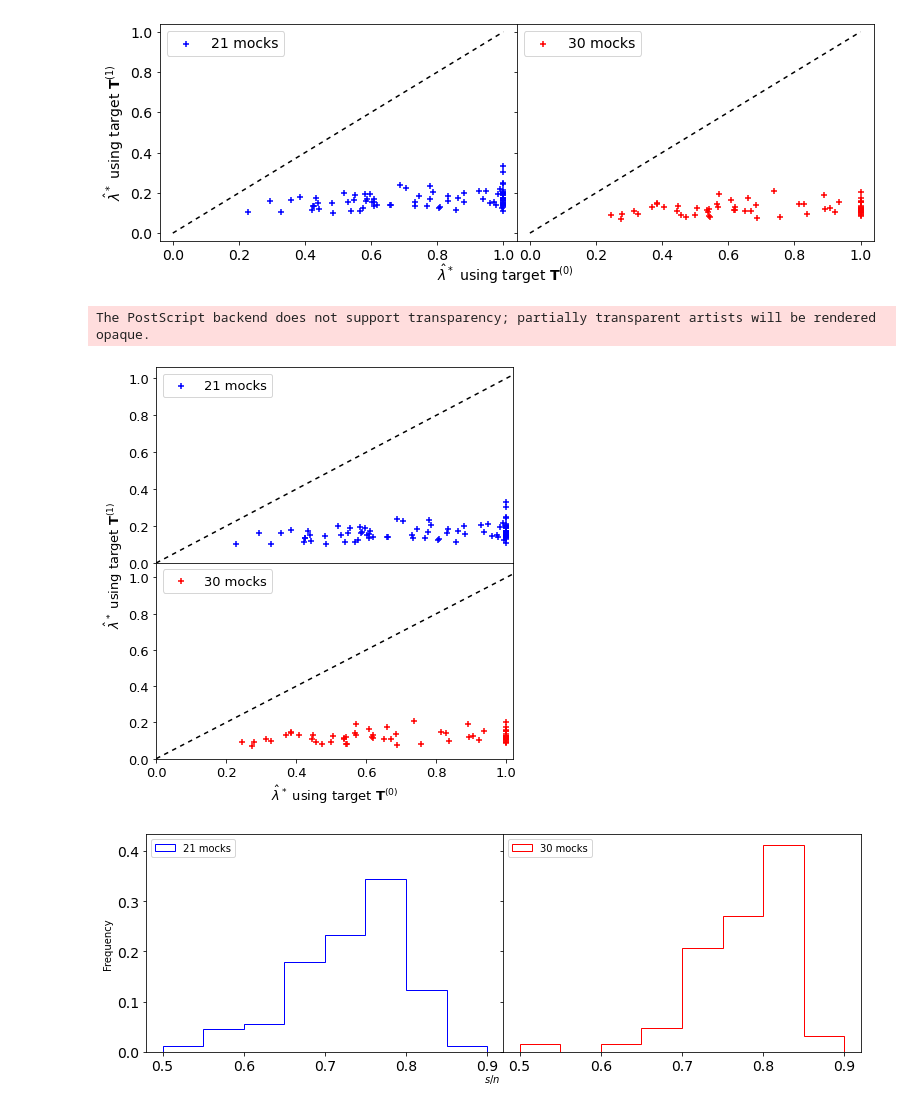
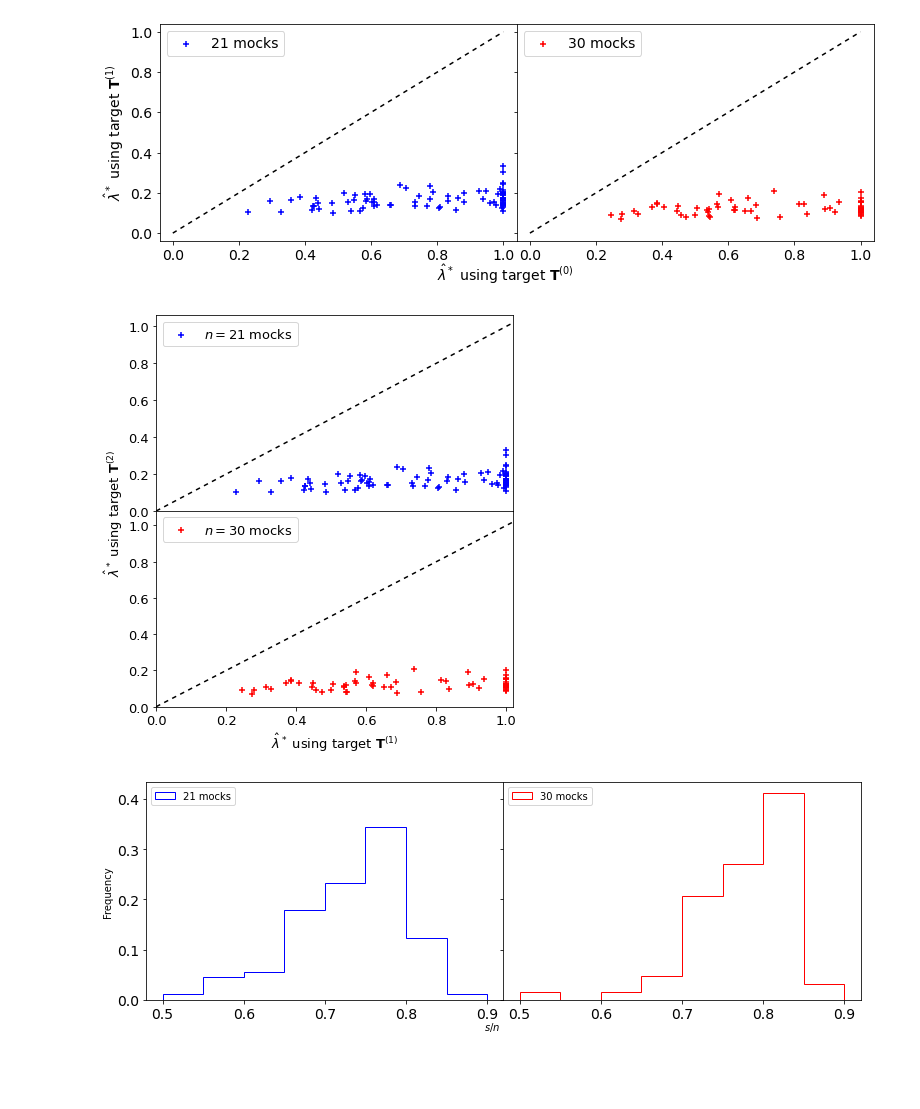
Before and after one commit to marnixlooijmans/shrinkage-estimation-paper, a Jupyter notebook: notebooks/make-plots.ipynb, the cells around one changed output. Drawn from its saved outputs; the diff is of its cells as text; code cells hidden in the pictures; blank space fills up the shorter version.

```diff
--- a/notebooks/make-plots.ipynb
+++ b/notebooks/make-plots.ipynb
@@ -164,36 +164,35 @@ plt.show()
 # %%
 l_S_21 = np.loadtxt(os.path.join(mat_path, "n21", "lambdas_Sii_21.dat"))
 l_P_21 = np.loadtxt(os.path.join(mat_path, "n21", "lambdas_P_21.dat"))
 l_S_30 = np.loadtxt(os.path.join(mat_path, "n30", "lambdas_Sii_30.dat"))
 l_P_30 = np.loadtxt(os.path.join(mat_path, "n30", "lambdas_P_30.dat"))
 
 fig, axs = plt.subplots(2, 1, sharex=True)
 fig.subplots_adjust(hspace=0)
 fig.set_size_inches(6.4, 7.2)
 
 xs = ys = np.linspace(0, 1.1, 100)
 
-axs[0].scatter(l_S_21, l_P_21, c="blue", marker="+", label="21 mocks")
+axs[0].scatter(l_S_21, l_P_21, c="blue", marker="+", label="$n=21$ mocks")
 axs[0].plot(xs, ys, ls="-", dashes=(3,3), c="black")
 axs[0].legend(fontsize=13)
 axs[0].set_xlim([0.0, 1.02])
 axs[0].set_ylim([0.0, 1.06])
 axs[0].tick_params(axis='both', which='major', labelsize=13)
 
-axs[1].scatter(l_S_30, l_P_30, c="red", marker="+", label="30 mocks")
+axs[1].scatter(l_S_30, l_P_30, c="red", marker="+", label="$n=30$ mocks")
 axs[1].plot(xs, ys, ls="-", dashes=(3,3), c="black")
 axs[1].legend(fontsize=13)
 axs[1].set_ylim([0.0, 1.08])
-axs[1].set_xlabel(r"$\hat{\lambda}^*$ using target $\mathbf{T}^{(0)}$", fontsize=13)
+axs[1].set_xlabel(r"$\hat{\lambda}^*$ using target $\mathbf{T}^{(1)}$", fontsize=13)
 axs[1].tick_params(axis='both', which='major', labelsize=13)
 
-fig.supylabel(r"$\hat{\lambda}^*$ using target $\mathbf{T}^{(1)}$", fontsize=13, x=0.01)
+fig.supylabel(r"$\hat{\lambda}^*$ using target $\mathbf{T}^{(2)}$", fontsize=13, x=0.01)
 
 #fig.savefig("../output/BOSS_DR12_NGC_z1/plots/lambdas.eps", format="eps", bbox_inches='tight', pad_inches = 0.1)
 plt.show()
 # %% [output]
-The PostScript backend does not support transparency; partially transparent artists will be rendered opaque.
-[figure, old version]
+[figure, new version]
 # %%
 ss_min_21 = np.loadtxt(os.path.join(mat_path, "n21", "ss_min_21.dat"))
 ss_min_30 = np.loadtxt(os.path.join(mat_path, "n30", "ss_min_30.dat"))
```
Also changed, not shown: parts of 2 cells of this notebook, 3 other files.
